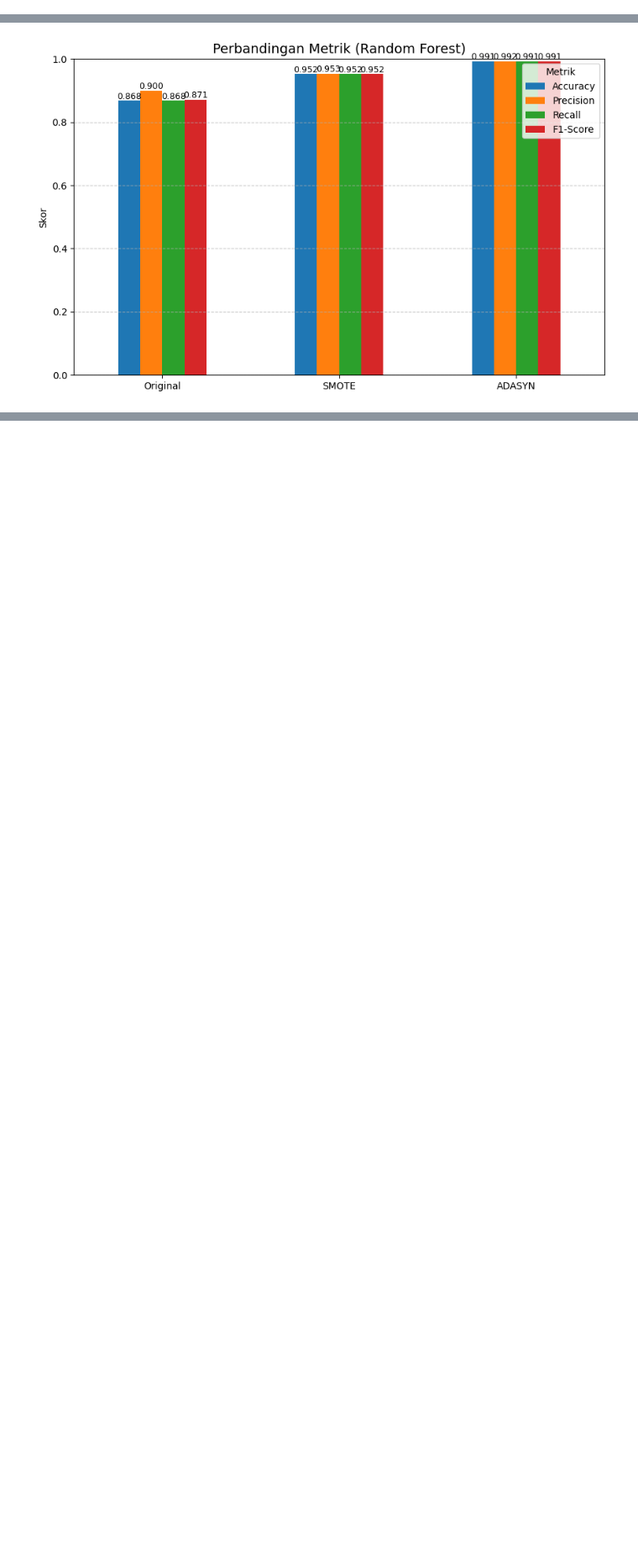
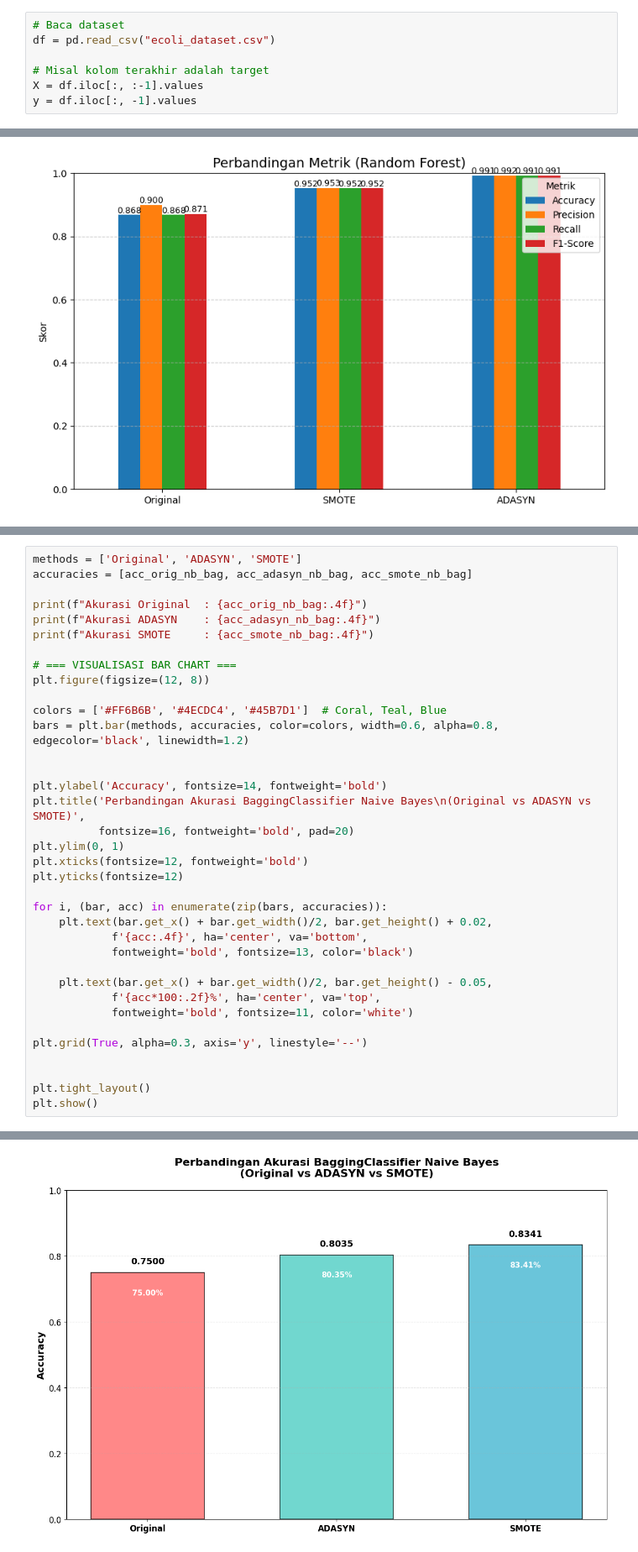
Before and after one commit to AqbilBarakaa/psd, a Jupyter notebook: psd/_build/jupyter_execute/Modeling.ipynb, the cells around one changed output, grey strips where cells are left out. Shown at 84% size. Drawn from its saved outputs; the diff is of its cells as text; blank space fills up the shorter version.

```diff
--- a/psd/_build/jupyter_execute/Modeling.ipynb
+++ b/psd/_build/jupyter_execute/Modeling.ipynb
@@ -362,0 +348,7 @@ X_scaled = scaler.fit_transform(X)
+# %%
+# Baca dataset
+df = pd.read_csv("ecoli_dataset.csv")
+
+# Misal kolom terakhir adalah target
+X = df.iloc[:, :-1].values
+y = df.iloc[:, -1].values
@@ -955,0 +1168,37 @@ plt.show()
+# %%
+methods = ['Original', 'ADASYN', 'SMOTE']
+accuracies = [acc_orig_nb_bag, acc_adasyn_nb_bag, acc_smote_nb_bag]
+
+print(f"Akurasi Original  : {acc_orig_nb_bag:.4f}")
+print(f"Akurasi ADASYN    : {acc_adasyn_nb_bag:.4f}")
+print(f"Akurasi SMOTE     : {acc_smote_nb_bag:.4f}")
+
+# === VISUALISASI BAR CHART ===
+plt.figure(figsize=(12, 8))
+
+colors = ['#FF6B6B', '#4ECDC4', '#45B7D1']  # Coral, Teal, Blue
+bars = plt.bar(methods, accuracies, color=colors, width=0.6, alpha=0.8, edgecolor='black', linewidth=1.2)
+
+
+plt.ylabel('Accuracy', fontsize=14, fontweight='bold')
+plt.title('Perbandingan Akurasi BaggingClassifier Naive Bayes\n(Original vs ADASYN vs SMOTE)',
+          fontsize=16, fontweight='bold', pad=20)
+plt.ylim(0, 1)
+plt.xticks(fontsize=12, fontweight='bold')
+plt.yticks(fontsize=12)
+
+for i, (bar, acc) in enumerate(zip(bars, accuracies)):
+    plt.text(bar.get_x() + bar.get_width()/2, bar.get_height() + 0.02,
+            f'{acc:.4f}', ha='center', va='bottom',
+            fontweight='bold', fontsize=13, color='black')
+
+    plt.text(bar.get_x() + bar.get_width()/2, bar.get_height() - 0.05,
+            f'{acc*100:.2f}%', ha='center', va='top',
+            fontweight='bold', fontsize=11, color='white')
+
+plt.grid(True, alpha=0.3, axis='y', linestyle='--')
+
+
+plt.tight_layout()
+plt.show()
+# %% [output]
@@ -955,0 +1208 @@ plt.show()
+[figure, added]
```
Also changed, not shown: parts of 27 cells of this notebook, 20 other files.
